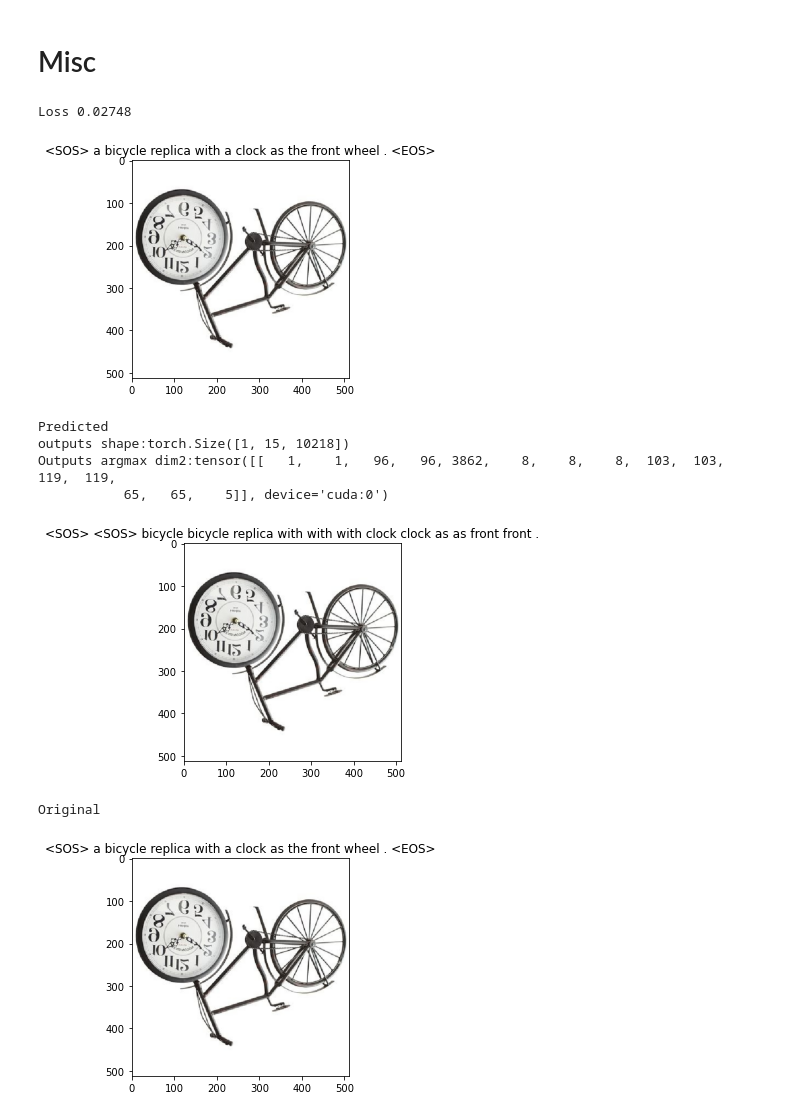
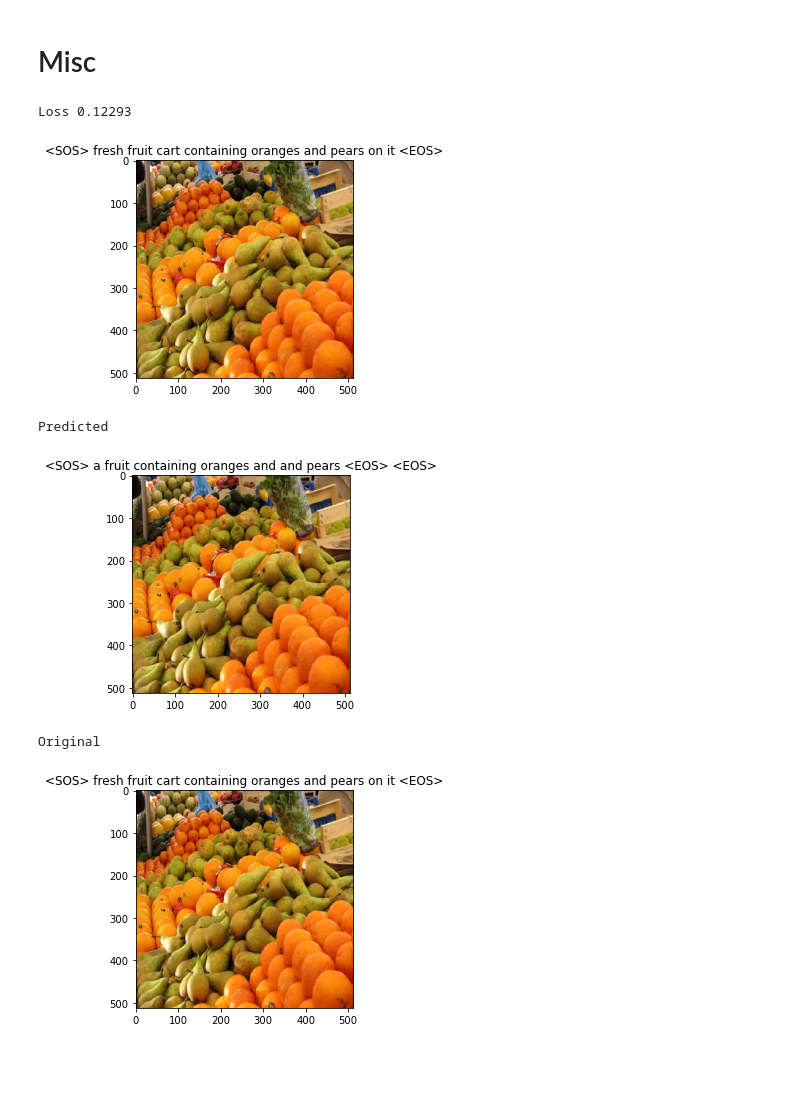
Before and after one commit to tamirdh/Deep-learning-image-caption, a Jupyter notebook: image_captioning_deep_learning_workshop.ipynb, the cells around one changed output. Cells and saved outputs as stored; diff of their text form; code cells hidden in the pictures; blank space fills up the shorter version.

Commit message:
Changed decoder model and general fixes

```diff
--- a/image_captioning_deep_learning_workshop.ipynb
+++ b/image_captioning_deep_learning_workshop.ipynb
@@ -181,9 +231,8 @@ class CapsCollate:
     """
     Collate to apply the padding to the captions with dataloader
     """
-    def __init__(self,pad_idx,batch_first=False, vec_len=-1):
+    def __init__(self,pad_idx, vec_len=-1):
         self.pad_idx = pad_idx
-        self.batch_first = batch_first
         self.vec_len = vec_len + 2 # adding the <SOS> and <EOS>
         assert self.vec_len > 0, "Vector length must be positive integer"
 
@@ -203,8 +252,8 @@ class CapsCollate:
 # %%
 
 dataset =  COCODataset(
-    root_dir = "/home/yandex/DLW2021/davidhay/Deep-learning-image-caption/coco/images/train2017",
-    annotation_file= "/home/yandex/DLW2021/davidhay/Deep-learning-image-caption/coco/annotations/captions_train2017.json",
+    root_dir = "/home/yandex/DLW2021/davidhay/coco/val2017",
+    annotation_file= "/home/yandex/DLW2021/davidhay/coco/annotations/captions_val2017.json",
     transform=transformation,
     freq_threshold=5,
     load_vocab=False
@@ -230,8 +279,7 @@ Using 10218 words
 # %%
 print(dataset.vocab.stoi)
 # %%
-
-BATCH_SIZE = 1
+BATCH_SIZE = 4
 NUM_WORKER = 1
 #token to represent the padding
 pad_idx = dataset.vocab.stoi["<PAD>"]
@@ -241,7 +289,7 @@ data_loader = DataLoader(
     batch_size=BATCH_SIZE,
     num_workers=NUM_WORKER,
     shuffle=False,
-    collate_fn=CapsCollate(pad_idx=pad_idx,batch_first=True, vec_len=75)
+    collate_fn=CapsCollate(pad_idx=pad_idx, vec_len=75)
 )
 # %% [markdown]
 # Models
@@ -476,12 +612,13 @@ def overfit(model, T=250):
         # train on the same image and caption to achieve overfitting
         img = img.to(device)
         caption = caption.to(device).long()
-        output = model(img, caption, show=False).to(device)
+        output = model(img, caption).to(device)
         loss = criterion(output.reshape(-1, output.shape[2]), caption.reshape(-1))
         optimizer.zero_grad()
         loss.backward(loss)
         optimizer.step()
-    output = model(img, caption, show=False).to(device)
+
+    output = model(img, caption).to(device)
     show_img = img.to("cpu")
     print(f"\n\nLoss {loss.item():.5f}\n")
     #print(f"\nForward\n")
@@ -513,21 +650,18 @@ trained_model = train(3, model)
 # %% [markdown]
 # Misc
 # %%
-embed_size = 400
-hidden_size = 3000
+embed_size = 256
+hidden_size = 2048
 vocab_size = len(dataset.vocab)
-model = CNNtoRNN(embed_size, hidden_size, vocab_size, train_CNN=False)
-overfit(model,250)
+model = CNNtoRNN(1024,embed_size, hidden_size, vocab_size, train_CNN=False)
+overfit(model, 250)
 # %% [output]
-Loss 0.02748
+Loss 0.12293
-[figure, old version]
+[figure, new version]
 Predicted
-outputs shape:torch.Size([1, 15, 10218])
-Outputs argmax dim2:tensor([[   1,    1,   96,   96, 3862,    8,    8,    8,  103,  103,  119,  119,
-           65,   65,    5]], device='cuda:0')
-[figure, old version]
+[figure, new version]
 Original
-[figure, old version]
+[figure, new version]
 # %%
 del model
 # %%
```
Also changed, not shown: parts of 17 cells of this notebook.
